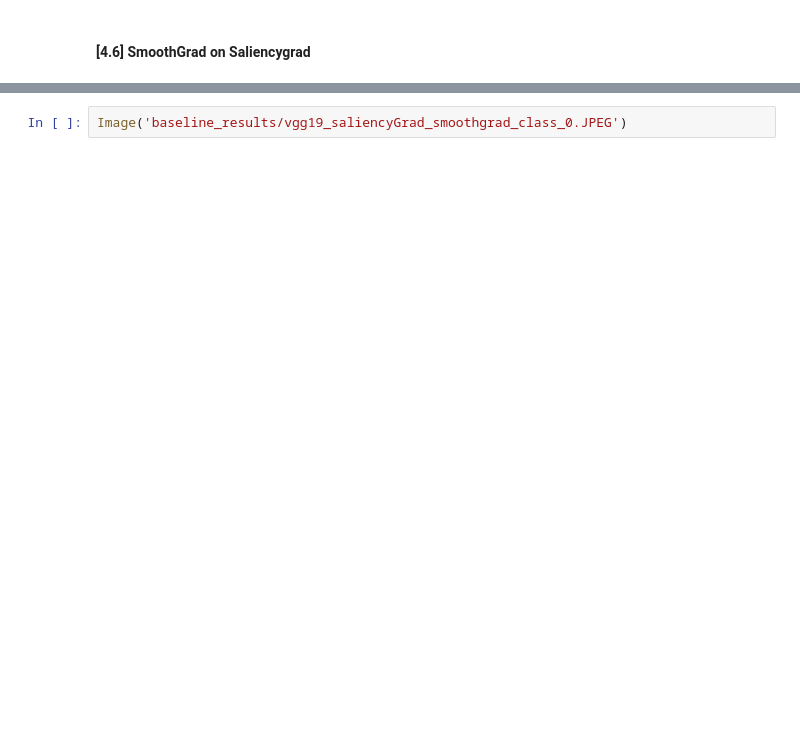
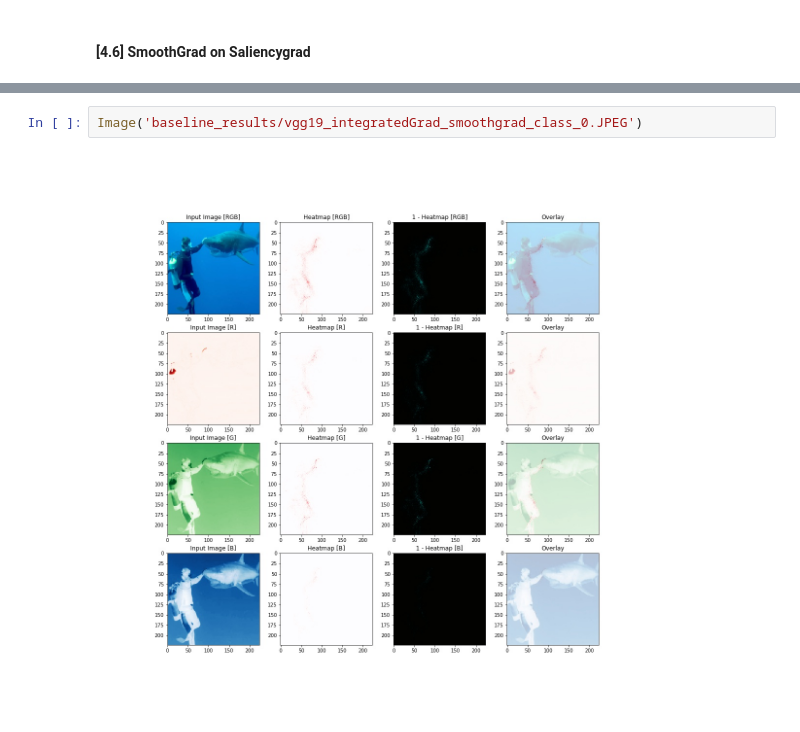
Before and after one commit to UntangleAI/example, a Jupyter notebook: visualization_methods.ipynb, the cells around one changed output, grey strips where cells are left out. Drawn from its saved outputs; the diff is of its cells as text; blank space fills up the shorter version.

Commit message:
Correct filename for smoothgrad visulalization

```diff
--- a/visualization_methods.ipynb
+++ b/visualization_methods.ipynb
@@ -317,2 +369,4 @@ untangle_ai.smoothgrad(model, base_explainer, input_tensor, input_img, out_prefi
 # %%
-Image('baseline_results/vgg19_saliencyGrad_smoothgrad_class_0.JPEG')
+Image('baseline_results/vgg19_integratedGrad_smoothgrad_class_0.JPEG')
+# %% [output]
+[figure, added]
```
Also changed, not shown: parts of 12 cells of this notebook.
